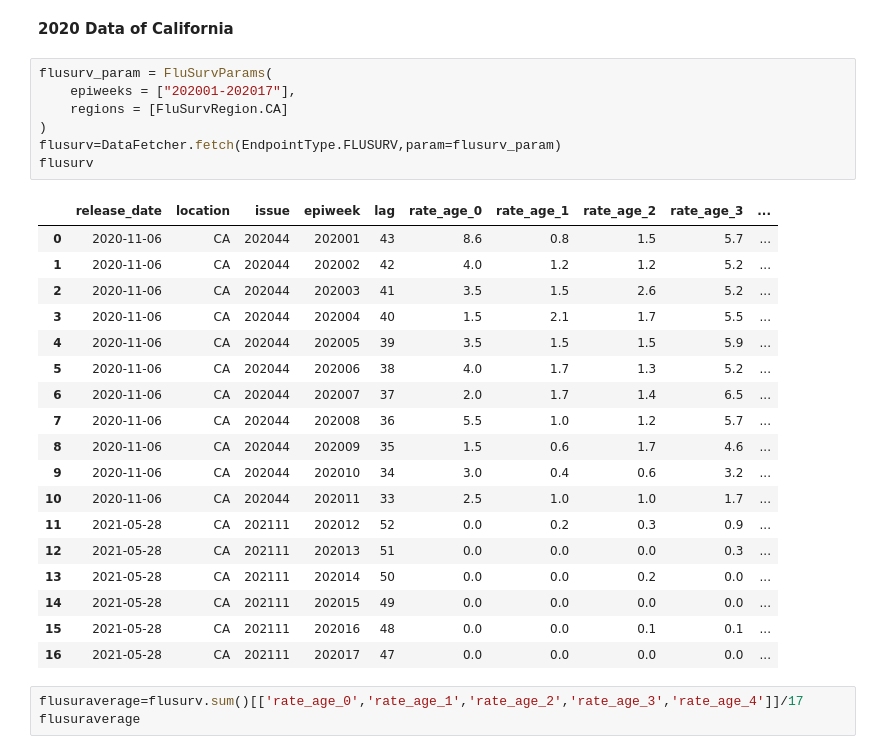
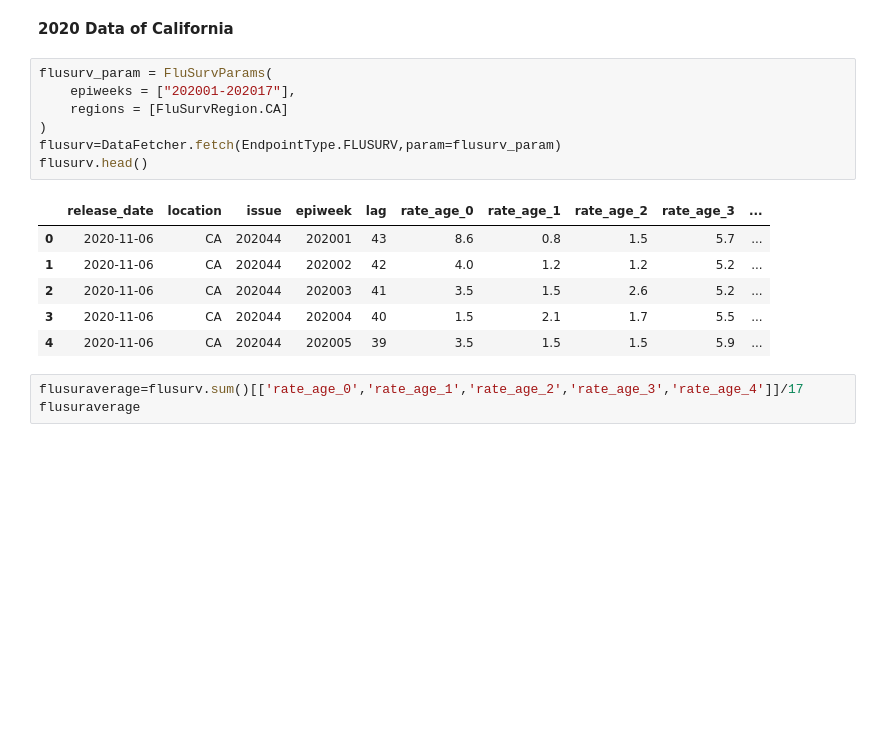
Before and after one commit to totoroyyb/sta141b-final-proj, a Jupyter notebook: Report/Project Report.ipynb, the cells around one changed output. Cells and saved outputs as stored; diff of their text form; blank space fills up the shorter version.

```diff
--- a/Report/Project Report.ipynb
+++ b/Report/Project Report.ipynb
@@ -191,29 +207,17 @@ In this section, we looked at how average influenza hospitalization rates distri
 # %%
 flusurv_param = FluSurvParams(
     epiweeks = ["202001-202017"],
     regions = [FluSurvRegion.CA]
 )
 flusurv=DataFetcher.fetch(EndpointType.FLUSURV,param=flusurv_param)
-flusurv
+flusurv.head()
 # %% [output]
 |  | release_date | location | issue | epiweek | lag | rate_age_0 | rate_age_1 | rate_age_2 | rate_age_3 | ... |
 | 0 | 2020-11-06 | CA | 202044 | 202001 | 43 | 8.6 | 0.8 | 1.5 | 5.7 | ... |
 | 1 | 2020-11-06 | CA | 202044 | 202002 | 42 | 4.0 | 1.2 | 1.2 | 5.2 | ... |
 | 2 | 2020-11-06 | CA | 202044 | 202003 | 41 | 3.5 | 1.5 | 2.6 | 5.2 | ... |
 | 3 | 2020-11-06 | CA | 202044 | 202004 | 40 | 1.5 | 2.1 | 1.7 | 5.5 | ... |
 | 4 | 2020-11-06 | CA | 202044 | 202005 | 39 | 3.5 | 1.5 | 1.5 | 5.9 | ... |
-| 5 | 2020-11-06 | CA | 202044 | 202006 | 38 | 4.0 | 1.7 | 1.3 | 5.2 | ... |
-| 6 | 2020-11-06 | CA | 202044 | 202007 | 37 | 2.0 | 1.7 | 1.4 | 6.5 | ... |
-| 7 | 2020-11-06 | CA | 202044 | 202008 | 36 | 5.5 | 1.0 | 1.2 | 5.7 | ... |
-| 8 | 2020-11-06 | CA | 202044 | 202009 | 35 | 1.5 | 0.6 | 1.7 | 4.6 | ... |
-| 9 | 2020-11-06 | CA | 202044 | 202010 | 34 | 3.0 | 0.4 | 0.6 | 3.2 | ... |
-| 10 | 2020-11-06 | CA | 202044 | 202011 | 33 | 2.5 | 1.0 | 1.0 | 1.7 | ... |
-| 11 | 2021-05-28 | CA | 202111 | 202012 | 52 | 0.0 | 0.2 | 0.3 | 0.9 | ... |
-| 12 | 2021-05-28 | CA | 202111 | 202013 | 51 | 0.0 | 0.0 | 0.0 | 0.3 | ... |
-| 13 | 2021-05-28 | CA | 202111 | 202014 | 50 | 0.0 | 0.0 | 0.2 | 0.0 | ... |
-| 14 | 2021-05-28 | CA | 202111 | 202015 | 49 | 0.0 | 0.0 | 0.0 | 0.0 | ... |
-| 15 | 2021-05-28 | CA | 202111 | 202016 | 48 | 0.0 | 0.0 | 0.1 | 0.1 | ... |
-| 16 | 2021-05-28 | CA | 202111 | 202017 | 47 | 0.0 | 0.0 | 0.0 | 0.0 | ... |
 # %%
 flusuraverage=flusurv.sum()[['rate_age_0','rate_age_1','rate_age_2','rate_age_3','rate_age_4']]/17
 flusuraverage
```
Also changed, not shown: parts of 14 cells of this notebook, 2 other files.
